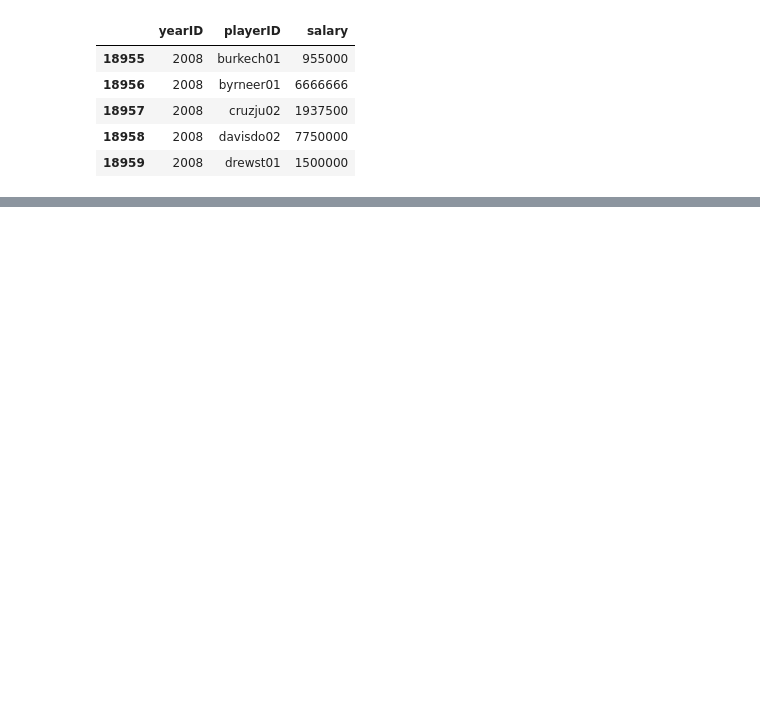
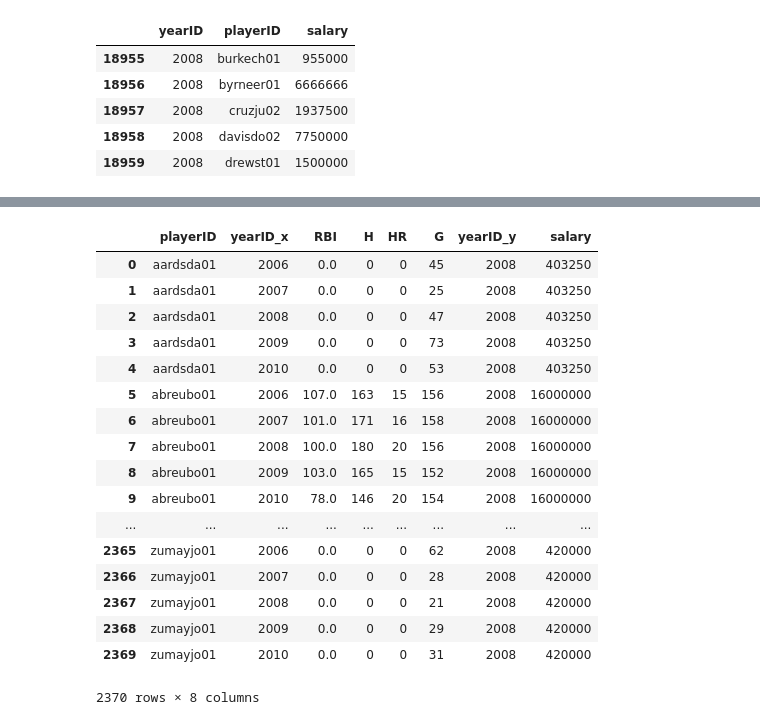
Before and after one commit to WillKoehrsen/Udacity-Data-Analyst-Nanodegree, a Jupyter notebook: P2 Project/P2 Baseball Statistics Analysis.ipynb, the cells around one changed output, grey strips where cells are left out. Cells and saved outputs as stored; diff of their text form; code cells hidden in the pictures; blank space fills up the shorter version.

```diff
--- a/P2 Project/P2 Baseball Statistics Analysis.ipynb
+++ b/P2 Project/P2 Baseball Statistics Analysis.ipynb
@@ -80,0 +35,2 @@ batting_relevant_statistics.groupby('playerID').groups
+# %%
+new_batting_relevant_statistics = batting_relevant_statistics.groupby(['playerID','yearID'], as_index=False).sum()
@@ -80,0 +46,11 @@ batting_relevant_statistics.groupby('playerID').groups
+# %%
+years_played = list(new_batting_relevant_statistics.loc[new_batting_relevant_statistics['playerID']== 'aardsda01']['yearID'])
+# %%
+players_with_all_years = set()
+for player_ID in new_batting_relevant_statistics['playerID']:
+    years_played = []
+    years_played = list(new_batting_relevant_statistics.loc[new_batting_relevant_statistics['playerID']== player_ID]['yearID'])
+    if years_played == years_to_examine:
+        players_with_all_years.add(player_ID)
+# %%
+new_batting_relevant_statistics = new_batting_relevant_statistics[new_batting_relevant_statistics['playerID'].isin(players_with_all_years)]
@@ -80,0 +75,21 @@ batting_relevant_statistics.groupby('playerID').groups
+# %%
+new_batting_relevant_statistics.merge(salaries_2008_all, on='playerID')
+# %% [output]
+|  | playerID | yearID_x | RBI | H | HR | G | yearID_y | salary |
+| 0 | aardsda01 | 2006 | 0.0 | 0 | 0 | 45 | 2008 | 403250 |
+| 1 | aardsda01 | 2007 | 0.0 | 0 | 0 | 25 | 2008 | 403250 |
+| 2 | aardsda01 | 2008 | 0.0 | 0 | 0 | 47 | 2008 | 403250 |
+| 3 | aardsda01 | 2009 | 0.0 | 0 | 0 | 73 | 2008 | 403250 |
+| 4 | aardsda01 | 2010 | 0.0 | 0 | 0 | 53 | 2008 | 403250 |
+| 5 | abreubo01 | 2006 | 107.0 | 163 | 15 | 156 | 2008 | 16000000 |
+| 6 | abreubo01 | 2007 | 101.0 | 171 | 16 | 158 | 2008 | 16000000 |
+| 7 | abreubo01 | 2008 | 100.0 | 180 | 20 | 156 | 2008 | 16000000 |
+| 8 | abreubo01 | 2009 | 103.0 | 165 | 15 | 152 | 2008 | 16000000 |
+| 9 | abreubo01 | 2010 | 78.0 | 146 | 20 | 154 | 2008 | 16000000 |
+| ... | ... | ... | ... | ... | ... | ... | ... | ... |
+| 2365 | zumayjo01 | 2006 | 0.0 | 0 | 0 | 62 | 2008 | 420000 |
+| 2366 | zumayjo01 | 2007 | 0.0 | 0 | 0 | 28 | 2008 | 420000 |
+| 2367 | zumayjo01 | 2008 | 0.0 | 0 | 0 | 21 | 2008 | 420000 |
+| 2368 | zumayjo01 | 2009 | 0.0 | 0 | 0 | 29 | 2008 | 420000 |
+| 2369 | zumayjo01 | 2010 | 0.0 | 0 | 0 | 31 | 2008 | 420000 |
+2370 rows × 8 columns
```
Also changed, not shown: parts of 17 cells of this notebook, 3 other files.
